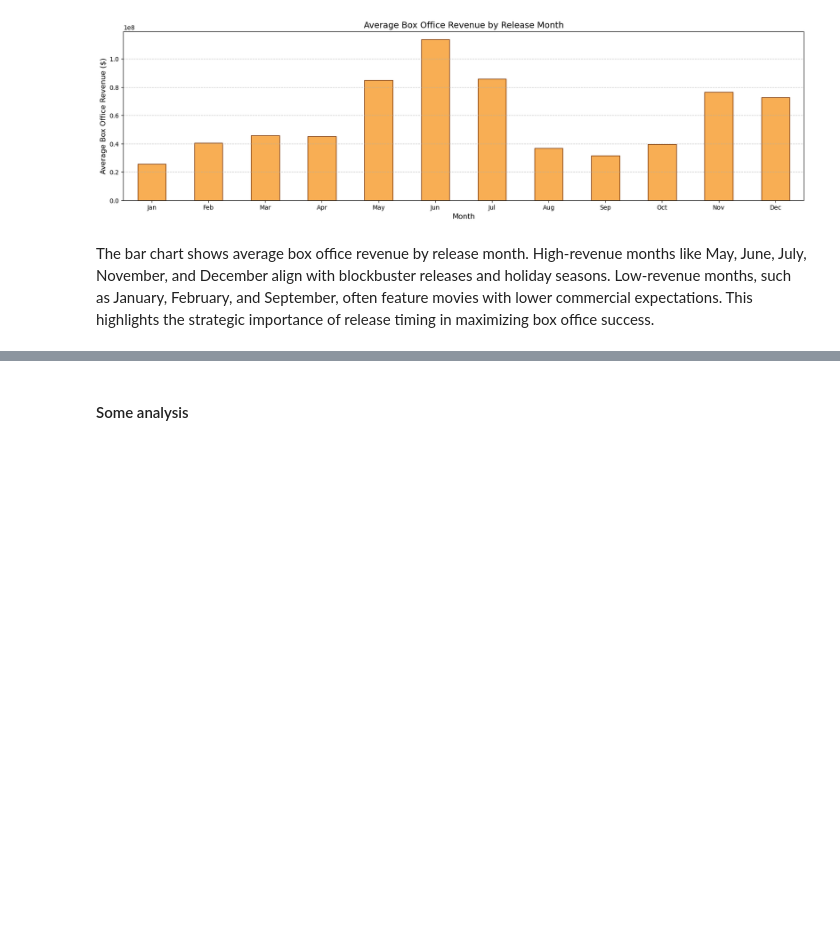
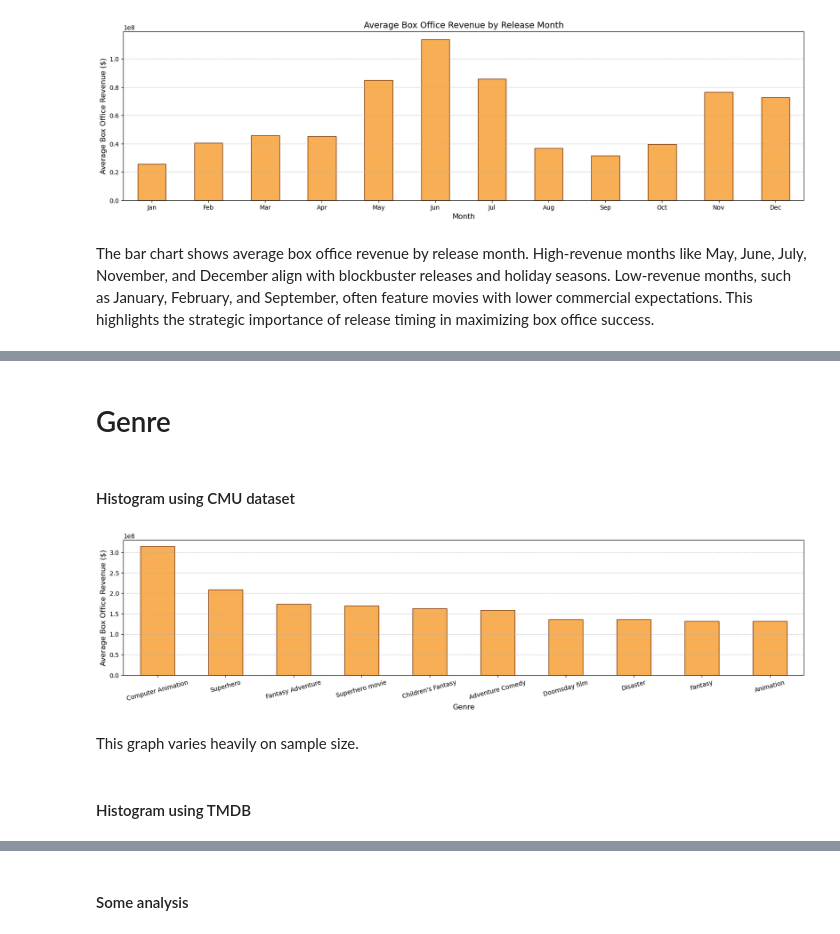
Before and after one commit to epfl-ada/ada-2024-project-conquistada, a Jupyter notebook: analysis_erik.ipynb, the cells around one changed output, grey strips where cells are left out. Cells and saved outputs as stored; diff of their text form; code cells hidden in the pictures; blank space fills up the shorter version.

```diff
--- a/analysis_erik.ipynb
+++ b/analysis_erik.ipynb
@@ -296,0 +287,31 @@ The bar chart shows average box office revenue by release month. High-revenue mo
+# %% [markdown]
+# Genre
+# %% [markdown]
+#### Histogram using CMU dataset
+# %%
+movies_with_genres = movies.explode('Extracted Genres')
+
+genre_revenue = movies_with_genres.groupby('Extracted Genres')['Movie box office revenue'].mean().sort_values(ascending=False)
+
+LIMIT_SAMPLE = 50
+genre_counts = movies_with_genres['Extracted Genres'].value_counts()
+valid_genres = genre_counts[genre_counts >= LIMIT_SAMPLE].index
+
+movies_with_valid_genres = movies_with_genres[movies_with_genres['Extracted Genres'].isin(valid_genres)]
+
+genre_revenue = movies_with_valid_genres.groupby('Extracted Genres')['Movie box office revenue'].mean().sort_values(ascending=False)
+
+plt.figure(figsize=(20, 4))
+genre_revenue.head(10).plot(kind='bar', alpha=1, color=GRAPH_COLORS[0], edgecolor=GRAPH_EDGECOLOR)
+# plt.title(f'Top 10 Genres by Average Box Office Revenue (Genres with > {LIMIT_SAMPLE+1} Movies)', fontsize=14)
+plt.xlabel('Genre', fontsize=12)
+plt.ylabel('Average Box Office Revenue ($)', fontsize=12)
+plt.xticks(rotation=15)
+plt.grid(axis='y', linestyle='--', alpha=0.7)
+plt.show()
+# %% [output]
+[figure, added]
+# %% [markdown]
+This graph varies heavily on sample size.
+# %% [markdown]
+#### Histogram using TMDB
```
Also changed, not shown: parts of 55 cells of this notebook.
